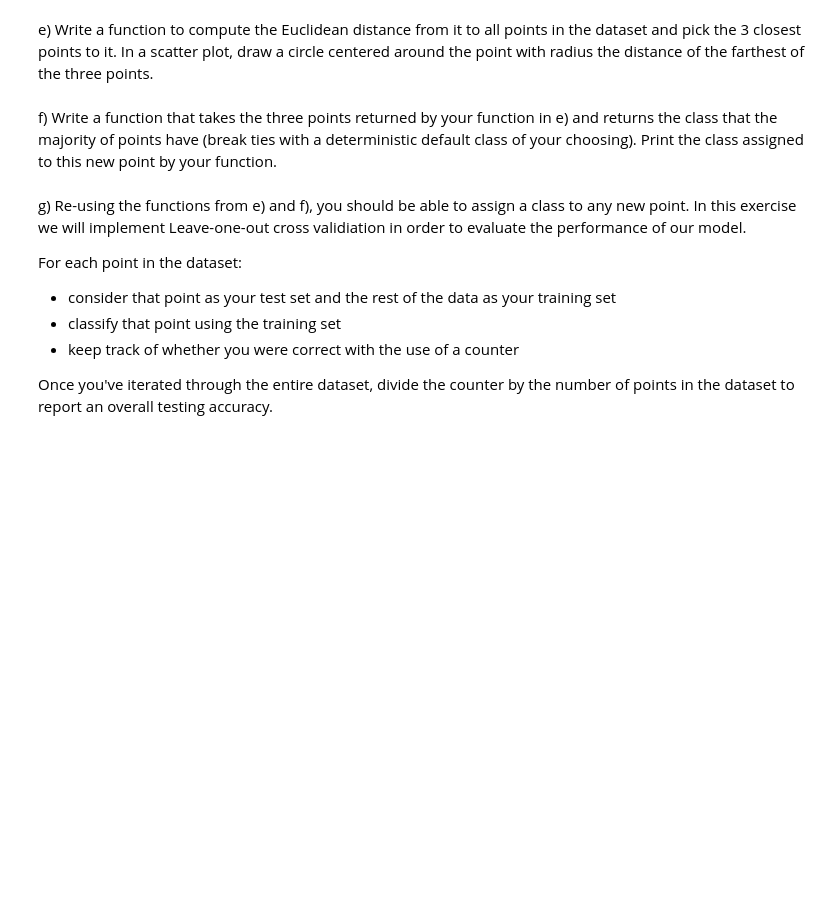
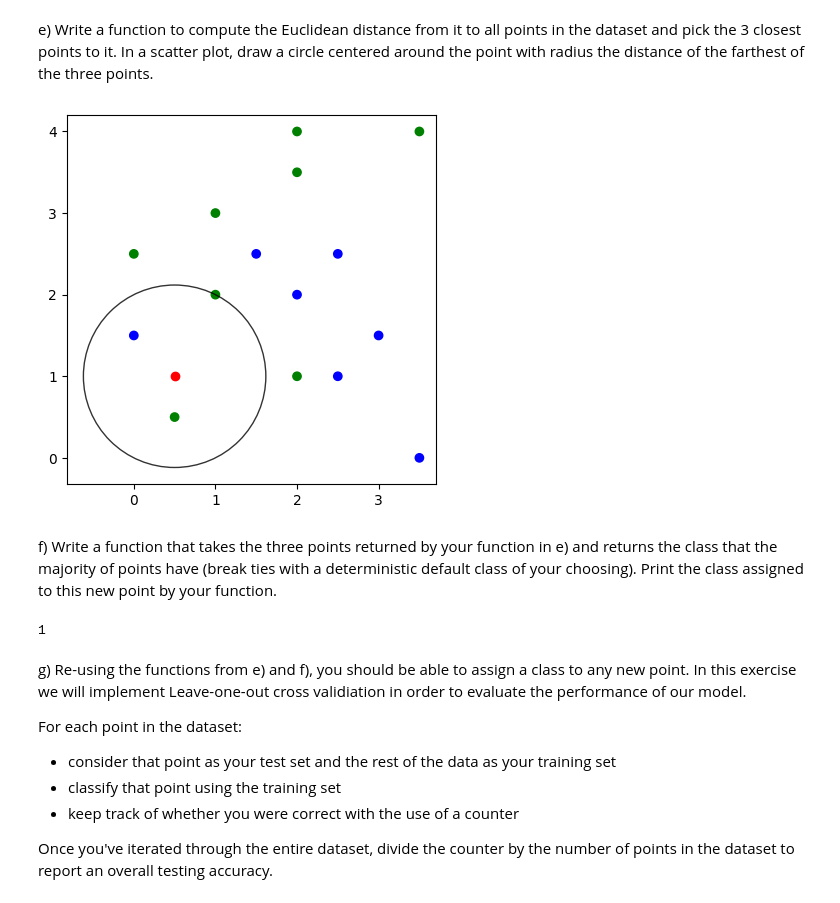
Before and after one commit to gallettilance/CS506-Fall2024, a Jupyter notebook: lecture_09/worksheet_09.ipynb, the cells around one changed output. Drawn from its saved outputs; the diff is of its cells as text; code cells hidden in the pictures; blank space fills up the shorter version.

```diff
--- a/lecture_09/worksheet_09.ipynb
+++ b/lecture_09/worksheet_09.ipynb
@@ -38,16 +65,32 @@ d) Plot it in a different color along with the rest of the points in the dataset
 # %% [markdown]
 e) Write a function to compute the Euclidean distance from it to all points in the dataset and pick the 3 closest points to it. In a scatter plot, draw a circle centered around the point with radius the distance of the farthest of the three points.
 # %%
-def n_closest_to(example, n):
-    pass
+def n_closest_to(example, n, k=3):
+    distances = []
 
-location = ( ... , ... )
-radius = ...
+    for i in range(len(example["Attribute A"])):
+        point = np.array([data['Attribute A'][i], data['Attribute B'][i]])
+        distance = np.linalg.norm(point - n)
+        distances.append(distance)
+
+    closest_points = np.argsort(distances)[:k]
+
+    return closest_points, [distances[i] for i in closest_points]
+
+closest_points_index, closest_distances = n_closest_to(data, new_point)
+
+
+location = ( new_point[0] , new_point[1] )
+radius = max(closest_distances)
 _, axes = plt.subplots()
-axes.scatter(...)
+colors = np.array([x for x in 'bgrcmyk'])
+axes.scatter(data["Attribute A"], data["Attribute B"], label='Data Points', color=colors[data["Class"]].tolist())
+axes.scatter(location[0], location[1], color='red', label='New Point', zorder=5)
 cir = plt.Circle(location, radius, fill = False, alpha=0.8)
 axes.add_patch(cir)
 axes.set_aspect('equal') # necessary so that the circle is not oval
 plt.show()
+# %% [output]
+[figure, added]
 # %% [markdown]
 f) Write a function that takes the three points returned by your function in e) and returns the class that the majority of points have (break ties with a deterministic default class of your choosing). Print the class assigned to this new point by your function.
@@ -57,3 +112,9 @@ def majority(points):
+# %%
+majority_class = majority(closest_points_index, data)
+
+print(majority_class)
+# %% [output]
+1
 # %% [markdown]
 g) Re-using the functions from e) and f), you should be able to assign a class to any new point. In this exercise we will implement Leave-one-out cross validiation in order to evaluate the performance of our model.
 
```
Also changed, not shown: parts of 7 cells of this notebook.
